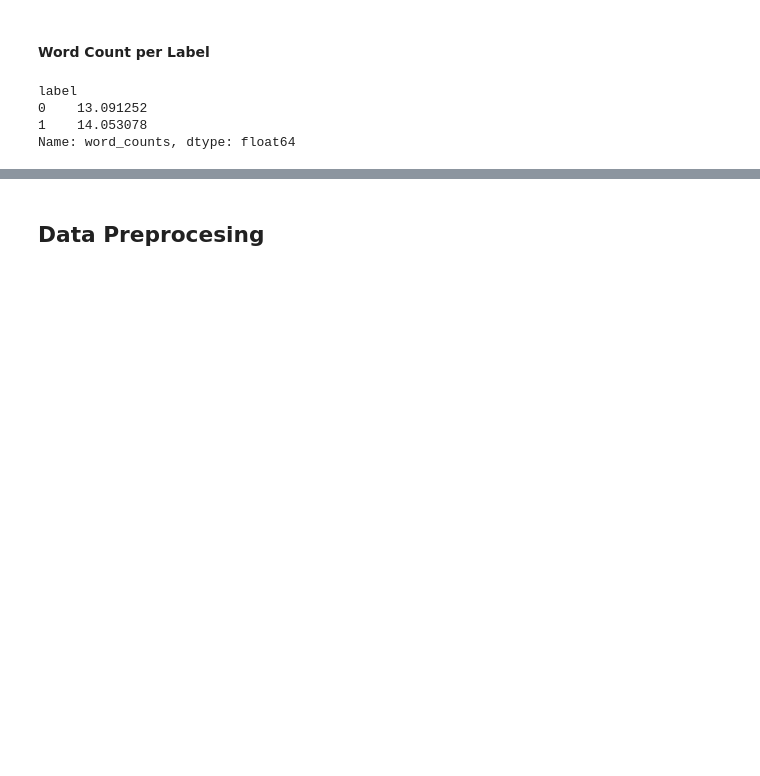
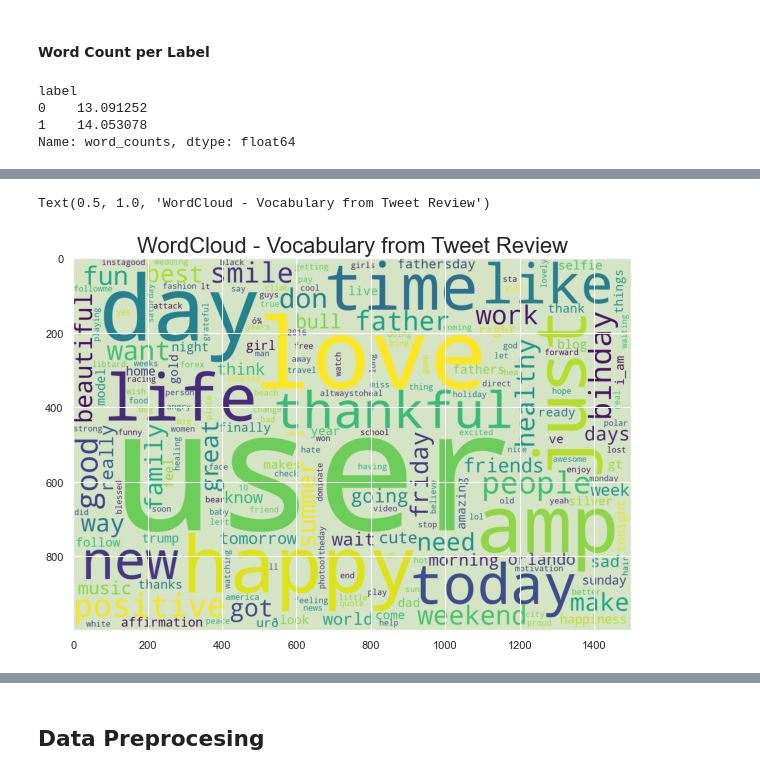
Before and after one commit to bits-mtech/NLP, a Jupyter notebook: Assignment.ipynb, the cells around one changed output, grey strips where cells are left out. Drawn from its saved outputs; the diff is of its cells as text; code cells hidden in the pictures; blank space fills up the shorter version.

```diff
--- a/Assignment.ipynb
+++ b/Assignment.ipynb
@@ -119,0 +200,11 @@ Name: word_counts, dtype: float64
+# %%
+from wordcloud import WordCloud
+
+wordcloud = WordCloud(background_color = '#d4e4c4', width = 1500, height = 1000).generate_from_frequencies(dict(words_freq))
+
+plt.figure(figsize=(10,8))
+plt.imshow(wordcloud)
+plt.title("WordCloud - Vocabulary from Tweet Review", fontsize = 22)
+# %% [output]
+Text(0.5, 1.0, 'WordCloud - Vocabulary from Tweet Review')
+[figure, added]
```
Also changed, not shown: parts of 72 cells of this notebook.
